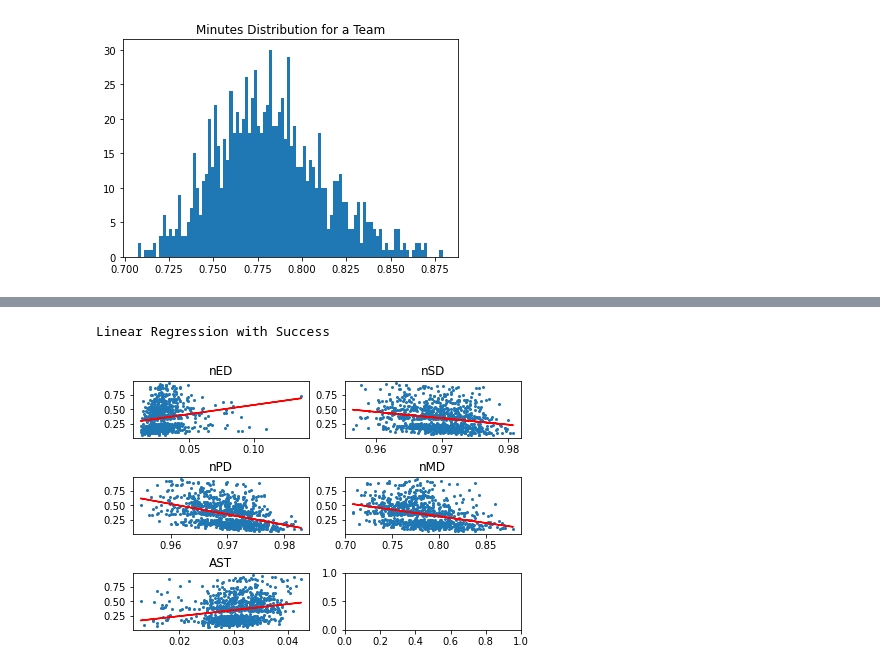
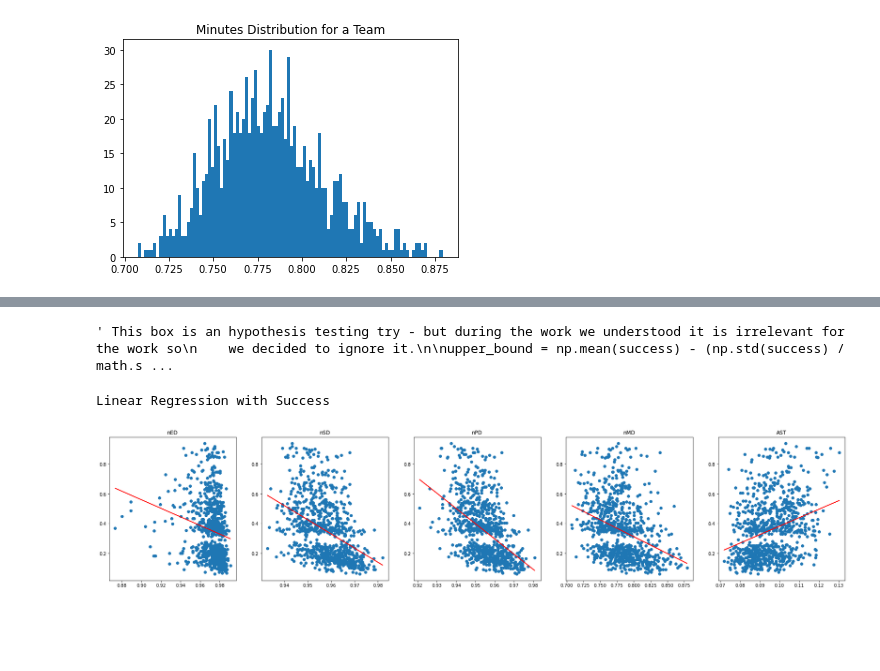
Before and after one commit to canudi/BD_final_project, a Jupyter notebook: teamwork_success.ipynb, the cells around one changed output, grey strips where cells are left out. Saved outputs shown, nothing was run; the diff lists cells and outputs as text; code cells hidden in the pictures; blank space fills up the shorter version.

```diff
--- a/teamwork_success.ipynb
+++ b/teamwork_success.ipynb
@@ -72,9 +76,10 @@ plt.show()
 # %% [output]
 [figure]
 # %%
-players_df['nPTS'] = players_df.PTS / players_df.G
+players_df['nPTS'] = players_df.PTS / players_df.G              # average points a game per player
 points_distribution = players_df[['nPTS', 'TbY']].groupby(players_df.TbY).std()
-norm_points_distribution = 1 - (points_distribution / np.linalg.norm(points_distribution))
+averages_p_sum = players_df[['nPTS', 'TbY']].groupby(players_df.TbY).sum()
+norm_points_distribution = 1 - (points_distribution / averages_p_sum)
 # The large the std => the division of points in the team is smaller.
 plt.hist(norm_points_distribution[tby_mask], bins=100)
 plt.title('Points Distribution for a Team')
@@ -84,7 +89,8 @@ plt.show()
 # %%
 players_df['nPA'] = (3 * players_df['3PA'] + 2 * players_df['2PA']) / players_df.G
 shots_distribution = players_df[['nPA', 'TbY']].groupby(players_df.TbY).std()
-norm_shots_distribution = 1 - (shots_distribution / np.linalg.norm(shots_distribution))
+averages_s_sum = players_df[['nPA', 'TbY']].groupby(players_df.TbY).sum()
+norm_shots_distribution = 1 - (shots_distribution / averages_s_sum)
 # The large the std => the division of points in the team is smaller.
 plt.hist(norm_shots_distribution[tby_mask], bins=100)
 plt.title('Shots Distribution for a Team')
@@ -110,9 +100,9 @@ Name: Tm, Length: 1044, dtype: bool
 # %%
 efficiency_distribution = players_df[['PER', 'TbY']].groupby(players_df.TbY).std()
-norm_efficiency_distribution = efficiency_distribution / np.linalg.norm(efficiency_distribution)
+averages_e_sum = players_df[['PER', 'TbY']].groupby(players_df.TbY).sum()
+
+norm_efficiency_distribution = 1 - efficiency_distribution / averages_e_sum
 # The large the std => the division of efficiency in the team is smaller.
-# print(norm_minutes_distribution)
-print(efficiency_distribution.sort_values(by='PER'))
 plt.hist(norm_efficiency_distribution[tby_mask], bins=100)
 plt.title('Efficiency Distribution for a Team')
 plt.show()
@@ -136,10 +111,12 @@ TbY
 # %%
+""" Structuring a DataFrame of the measures implying good teamwork playing style. """
+
 relevant_teams_df = pd.DataFrame({ "nED" : norm_efficiency_distribution.PER,
                                    "nSD" : norm_shots_distribution.nPA,
                                    "nPD" : norm_points_distribution.nPTS,
                                    "nMD" : norm_minutes_distribution.MpGnorm,
-                                   "AST" : assists_by_team.AST / np.linalg.norm(assists_by_team.AST) })
-relevant_teams_df = relevant_teams_df[tby_mask]
+                                   "AST" : assists_by_team.AST / assists_by_team.MP })
+relevant_teams_df = relevant_teams_df[tby_mask].dropna()
 print(relevant_teams_df)
 # %% [output]
                nED       nSD       nPD       nMD       AST
@@ -250,20 +227,42 @@ dtype: float64
+# %%
+""" This box is an hypothesis testing try - but during the work we understood it is irrelevant for the work so
+    we decided to ignore it.
+
+upper_bound = np.mean(success) - (np.std(success) / math.sqrt(len(success)) * t.ppf(0.05, len(success) - 1))
+lower_bound = np.mean(success) + (np.std(success) / math.sqrt(len(success)) * t.ppf(0.05, len(success) - 1))
+columns = ["Efficiency", "Shots", "Points", "Minutes", "Assists"]
+print("lower bound =", lower_bound)
+print("upper bound =", upper_bound)
+barlist = plt.bar(columns, abs(correlation_series.values))
+for i in range(len(correlation_series.values)):
+    if upper_bound < np.abs(correlation_series.values[i]) or np.abs(correlation_series.values[i]) < lower_bound:
+        barlist[i].set_color('red')
+        print(f"P_value with {columns[i]} is {correlation_series.values[i]} => Alternative hypothesis is rejected.")
+    else:
+        barlist[i].set_color('blue')
+        print(f"P_value with {columns[i]} is {correlation_series.values[i]} => Alternative hypothesis is accepted.")
+plt.tight_layout()
+plt.plot(upper_bound, color='b')
+plt.plot(lower_bound, color='b')
+plt.title('Correlation Graph')
+plt.show()
+"""
+# %% [output]
+' This box is an hypothesis testing try - but during the work we understood it is irrelevant for the work so\n    we decided to ignore it.\n\nupper_bound = np.mean(success) - (np.std(success) / math.s ...
 # %%
-"""linear regression"""
-fig, axs = plt.subplots(3, 2, constrained_layout=True)
-# plot the 12 graphs
-colIndex = 0
+""" Linear Regression of each teamwork measure with success. """
+
+plt.figure(figsize=(30, 6))
+for p in range(1, 6):
+    x = relevant_teams_df[relevant_teams_df.columns[p - 1]]
+    y = success
+    m, b = np.polyfit(x, y, 1)
+    plt.subplot(1, 5, p)
+    plt.scatter(x, y)
+    plt.plot(x, m * x + b, color="red")
+    plt.title(relevant_teams_df.columns[p - 1])
 print("Linear Regression with Success")
-for row in range(0, 3):
-    for col in range(0, 2):
-        if len(relevant_teams_df.columns) - 1 < colIndex:
-            break
-        x = relevant_teams_df[relevant_teams_df.columns[colIndex]]
-        y = success
-        m, b = np.polyfit(x, y, 1)
-        axs[row, col].scatter(x, y, s=4)
-        axs[row, col].plot(x, m * x + b, color="red")
-        axs[row, col].set_title(relevant_teams_df.columns[colIndex])
-        colIndex += 1
+plt.show()
 # %% [output]
 Linear Regression with Success
-[figure, old version]
+[figure, new version]
```
Also changed, not shown: parts of 19 cells of this notebook, 1 other file.
